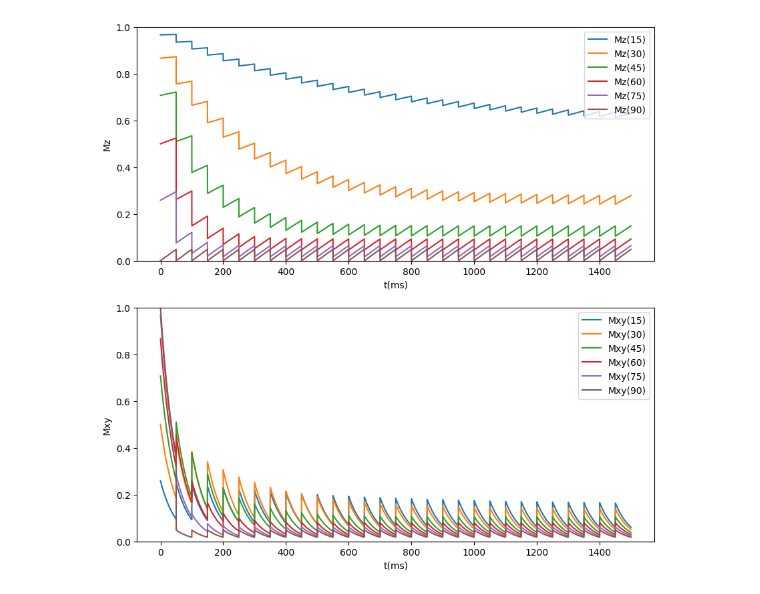
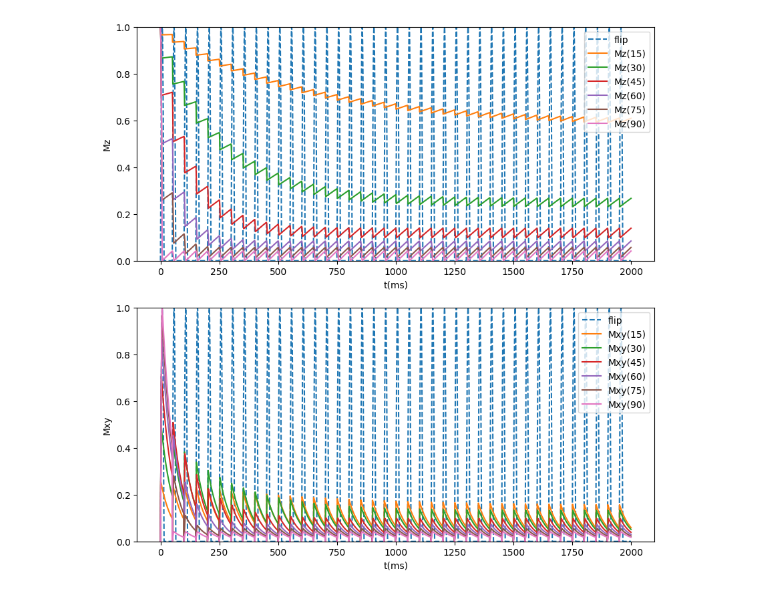
Before and after one commit to StanleyWangTW/MRICourse, a Jupyter notebook: HW3/Prob_1.ipynb, the cells around one changed output. Saved outputs shown, nothing was run; the diff lists cells and outputs as text; code cells hidden in the pictures.

```diff
--- a/HW3/Prob_1.ipynb
+++ b/HW3/Prob_1.ipynb
@@ -6,4 +6,5 @@ TR = 50
 T1 = 1000
 T2_star = 50
 res = 100
-t = np.arange(0, 1500 ,0.1)
+t_pulse = 15
+t = np.arange(0, 2000 ,0.01)
@@ -10,40 +46,42 @@ t = np.arange(0, 1500 ,0.1)
 # %%
-def Mz_Mxy(t, alpha, TR, T1, T2_star):
-    Mz = np.empty(t.shape)
-    Mxy = np.empty(t.shape)
-    temp = 0
-    M0 = 1
-    for idx, tt in enumerate(t):
-        if tt == 0:
-            Mz[idx] = temp = np.cos(alpha * np.pi / 180)
-            M0 = Mxy[idx] = np.sin(alpha * np.pi / 180)
-        elif tt % TR == 0:
-            Mz[idx] = temp =  Mz[idx-1] * np.cos(alpha * np.pi / 180)
-            M0 = Mxy[idx] = Mz[idx-1] * np.sin(alpha * np.pi / 180)
-        else:
-            Mz[idx] = (1 - temp) * (1 - np.exp(-(tt % TR)/T1)) + temp
-            Mxy[idx] = M0 * np.exp(-(tt % TR)/T2_star)
+# def Mz_Mxy(t, alpha, TR, T1, T2_star):
+#     Mz = np.empty(t.shape)
+#     Mxy = np.empty(t.shape)
+#     temp = 0
+#     M0 = 1
+#     for idx, tt in enumerate(t):
+#         if tt == 0:
+#             Mz[idx] = temp = np.cos(alpha * np.pi / 180)
+#             M0 = Mxy[idx] = np.sin(alpha * np.pi / 180)
+#         elif tt % TR == 0:
+#             Mz[idx] = temp =  Mz[idx-1] * np.cos(alpha * np.pi / 180)
+#             M0 = Mxy[idx] = Mz[idx-1] * np.sin(alpha * np.pi / 180)
+#         else:
+#             Mz[idx] = (1 - temp) * (1 - np.exp(-(tt % TR)/T1)) + temp
+#             Mxy[idx] = M0 * np.exp(-(tt % TR)/T2_star)
 
-    return Mz, Mxy
+#     return Mz, Mxy
 # %%
+x = flip(t, t_pulse, TR)
+
 fig, ax = plt.subplots(2, 1, figsize=(10, 10))
-# Mz, Mxy = Mz_Mxy(t, 60, TR, T2_star)
-# ax[0].plot(t, Mxy, label=f"Mz({i})")
-# ax[1].plot(t, Mz, label=f"Mz({i})")
+ax[0].plot(t, x, label=f"flip", linestyle='--')
+ax[1].plot(t, x, label=f"flip", linestyle='--')
 for i in range(15, 91, 15):
-    Mz, Mxy = Mz_Mxy(t, i, TR, T1, T2_star)
+    Mz, Mxy = Mz_Mxy(t, t_pulse, i, TR, T1, T2_star)
     ax[0].plot(t, Mz, label=f"Mz({i})")
     ax[1].plot(t, Mxy, label=f"Mxy({i})")
+
 ax[0].legend(loc='upper right')
 ax[1].legend(loc='upper right')
 ax[0].set_ylim(0, 1)
 ax[1].set_ylim(0, 1)
 ax[0].set_xlabel('t(ms)')
 ax[1].set_xlabel('t(ms)')
 ax[0].set_ylabel('Mz')
 ax[1].set_ylabel('Mxy')
 plt.savefig('problem1.svg')
 plt.savefig('problem1.png')
 plt.show()
 # %% [output]
-[figure, old version]
+[figure, new version]
```
Also changed, not shown: parts of 1 cell of this notebook, 2 other files.
